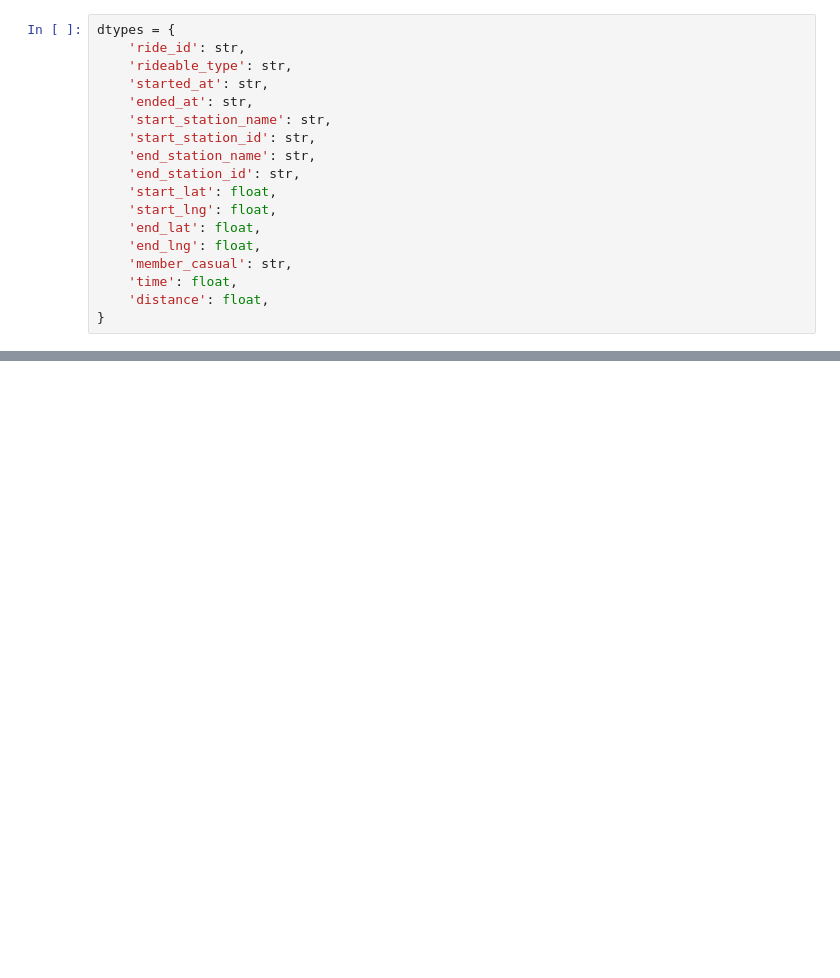
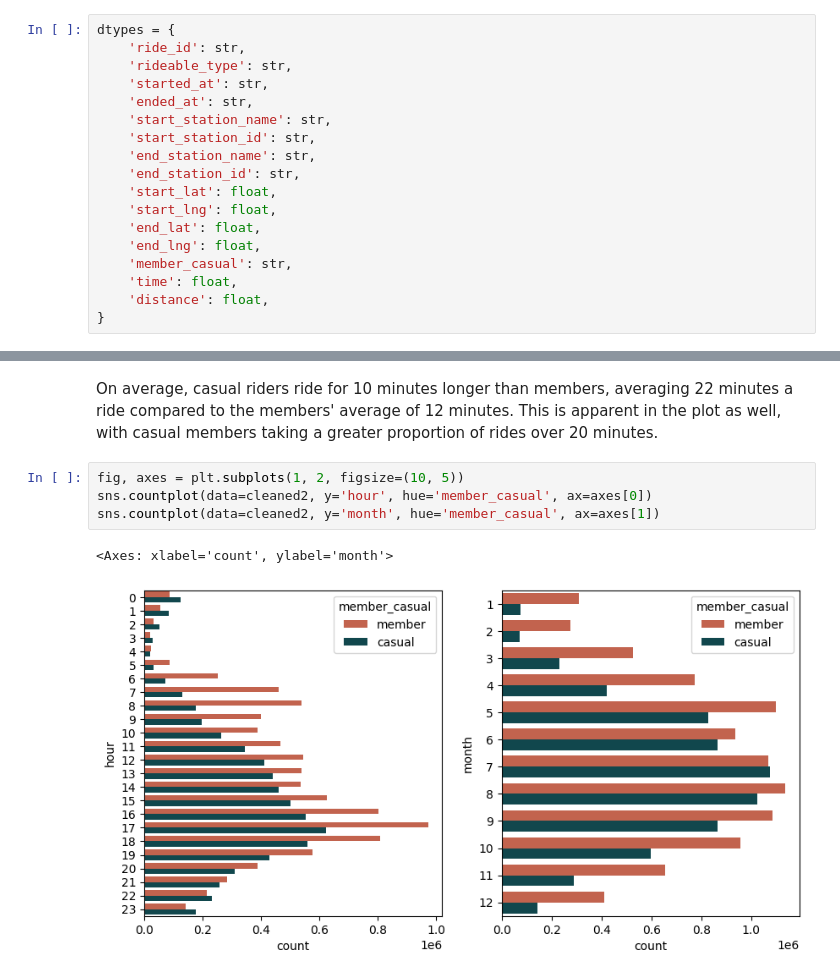
Before and after one commit to pollyren/divvy, a Jupyter notebook: eda/analysis.ipynb, the cells around one changed output, grey strips where cells are left out. Drawn from its saved outputs; the diff is of its cells as text; blank space fills up the shorter version.

```diff
--- a/eda/analysis.ipynb
+++ b/eda/analysis.ipynb
@@ -68,0 +184,9 @@ two = data[data['started_at'].dt.year == 2022]
+# %% [markdown]
+On average, casual riders ride for 10 minutes longer than members, averaging 22 minutes a ride compared to the members' average of 12 minutes. This is apparent in the plot as well, with casual members taking a greater proportion of rides over 20 minutes.
+# %%
+fig, axes = plt.subplots(1, 2, figsize=(10, 5))
+sns.countplot(data=cleaned2, y='hour', hue='member_casual', ax=axes[0])
+sns.countplot(data=cleaned2, y='month', hue='member_casual', ax=axes[1])
+# %% [output]
+<Axes: xlabel='count', ylabel='month'>
+[figure, added]
```
Also changed, not shown: parts of 25 cells of this notebook.
